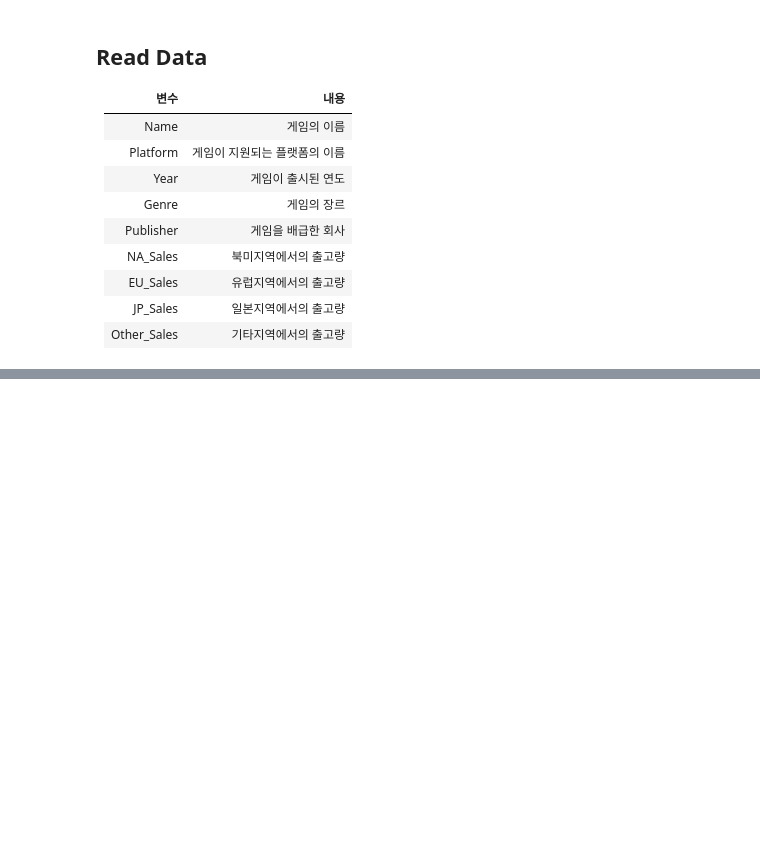
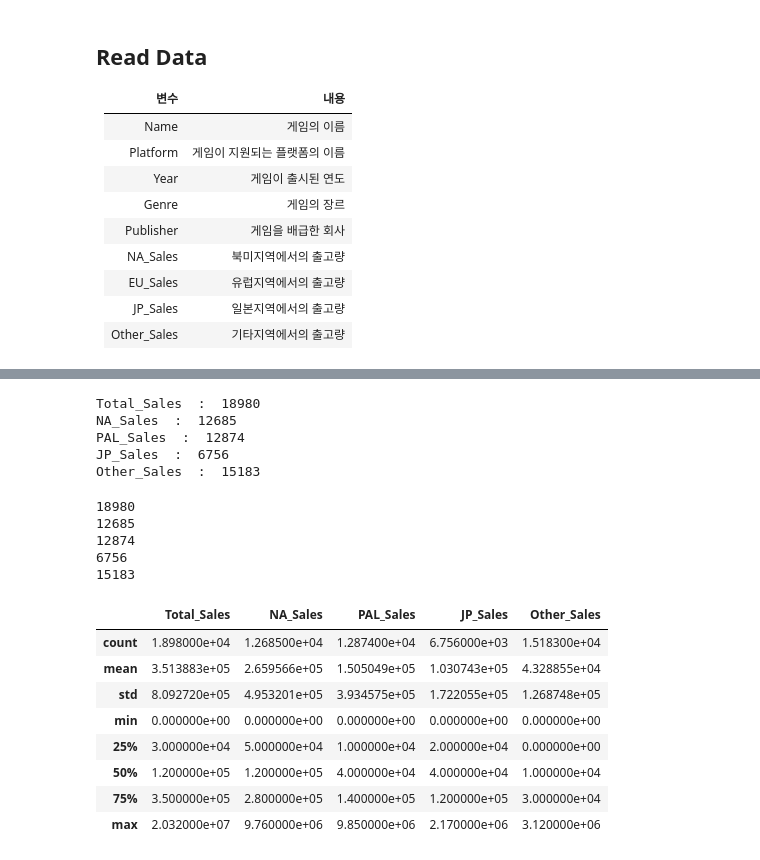
Before and after one commit to leeyeonjun85/AIB_Section_1_Project, a Jupyter notebook: EDA.ipynb, the cells around one changed output, grey strips where cells are left out. Drawn from its saved outputs; the diff is of its cells as text; code cells hidden in the pictures; blank space fills up the shorter version.

```diff
--- a/EDA.ipynb
+++ b/EDA.ipynb
@@ -216,0 +1218,2 @@ IntCastingNaNError: ignored
+# %%
+df.loc[m_index, 'Total_Shipped'] = df.loc[m_index, 'Total_Shipped'] * 1000000 # 기존값에 x 1 million
@@ -216,0 +1265,36 @@ IntCastingNaNError: ignored
+# %%
+for i in ['Total_Sales', 'NA_Sales', 'PAL_Sales', 'JP_Sales', 'Other_Sales']:
+  print(i, ' : ', df[i].str.contains(pat='[^\d]', regex=True).sum()) # 숫자가 아닌것
+# %% [output]
+Total_Sales  :  18980
+NA_Sales  :  12685
+PAL_Sales  :  12874
+JP_Sales  :  6756
+Other_Sales  :  15183
+# %%
+for i in ['Total_Sales', 'NA_Sales', 'PAL_Sales', 'JP_Sales', 'Other_Sales']:
+  print(df[i].str.contains(pat='[m]', regex=True).sum()) # m이 있는 것
+# %% [output]
+18980
+12685
+12874
+6756
+15183
+# %%
+for i in ['Total_Sales', 'NA_Sales', 'PAL_Sales', 'JP_Sales', 'Other_Sales']:
+  index_m = df[i].str.contains(pat='[m]', regex=True).index # m이 붙어있는 것들의 인덱스 저장
+  df[i].replace('[a-zA-Z]', '', regex=True, inplace=True) # 문자 제거
+  df[i] = df[i].astype(float) # 테이터타입 소수형 변형
+  df.loc[m_index, i] = df.loc[m_index, i] * 1000000 # 기존값에 x 1 million
+# %%
+df[['Total_Sales', 'NA_Sales', 'PAL_Sales', 'JP_Sales', 'Other_Sales']].describe()
+# %% [output]
+|  | Total_Sales | NA_Sales | PAL_Sales | JP_Sales | Other_Sales |
+| count | 1.898000e+04 | 1.268500e+04 | 1.287400e+04 | 6.756000e+03 | 1.518300e+04 |
+| mean | 3.513883e+05 | 2.659566e+05 | 1.505049e+05 | 1.030743e+05 | 4.328855e+04 |
+| std | 8.092720e+05 | 4.953201e+05 | 3.934575e+05 | 1.722055e+05 | 1.268748e+05 |
+| min | 0.000000e+00 | 0.000000e+00 | 0.000000e+00 | 0.000000e+00 | 0.000000e+00 |
+| 25% | 3.000000e+04 | 5.000000e+04 | 1.000000e+04 | 2.000000e+04 | 0.000000e+00 |
+| 50% | 1.200000e+05 | 1.200000e+05 | 4.000000e+04 | 4.000000e+04 | 1.000000e+04 |
+| 75% | 3.500000e+05 | 2.800000e+05 | 1.400000e+05 | 1.200000e+05 | 3.000000e+04 |
+| max | 2.032000e+07 | 9.760000e+06 | 9.850000e+06 | 2.170000e+06 | 3.120000e+06 |
```
Also changed, not shown: parts of 60 cells of this notebook, 4 other files.
